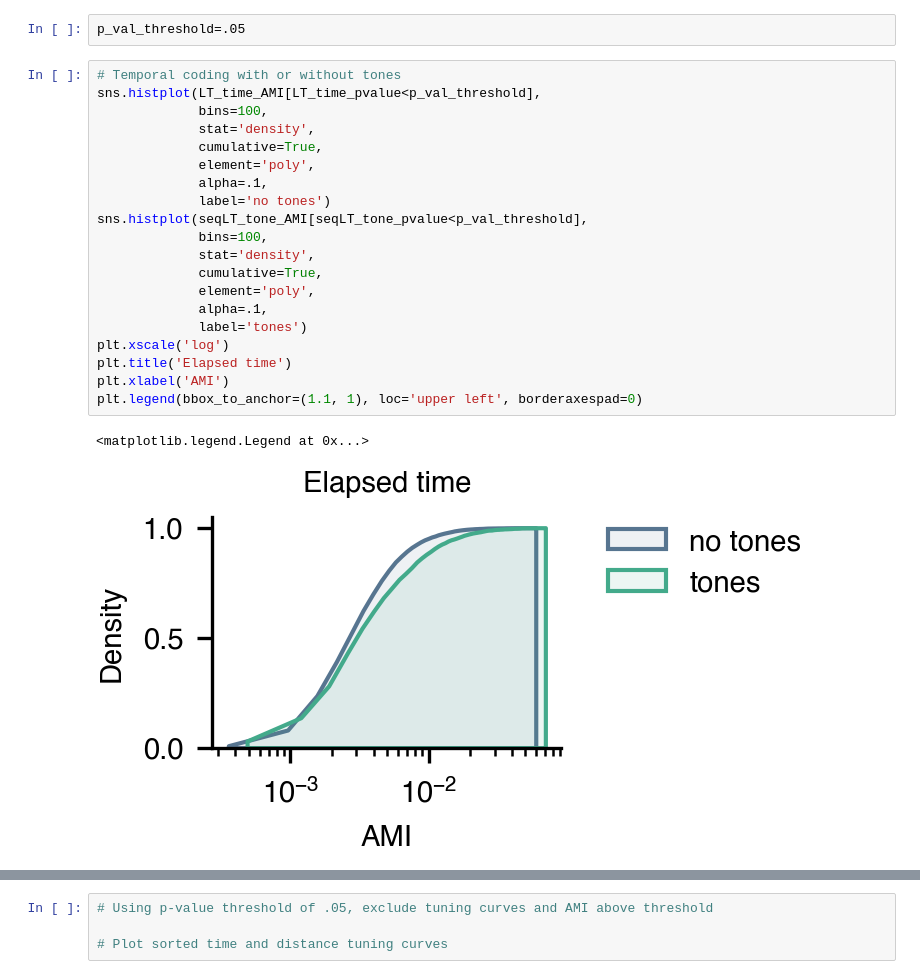
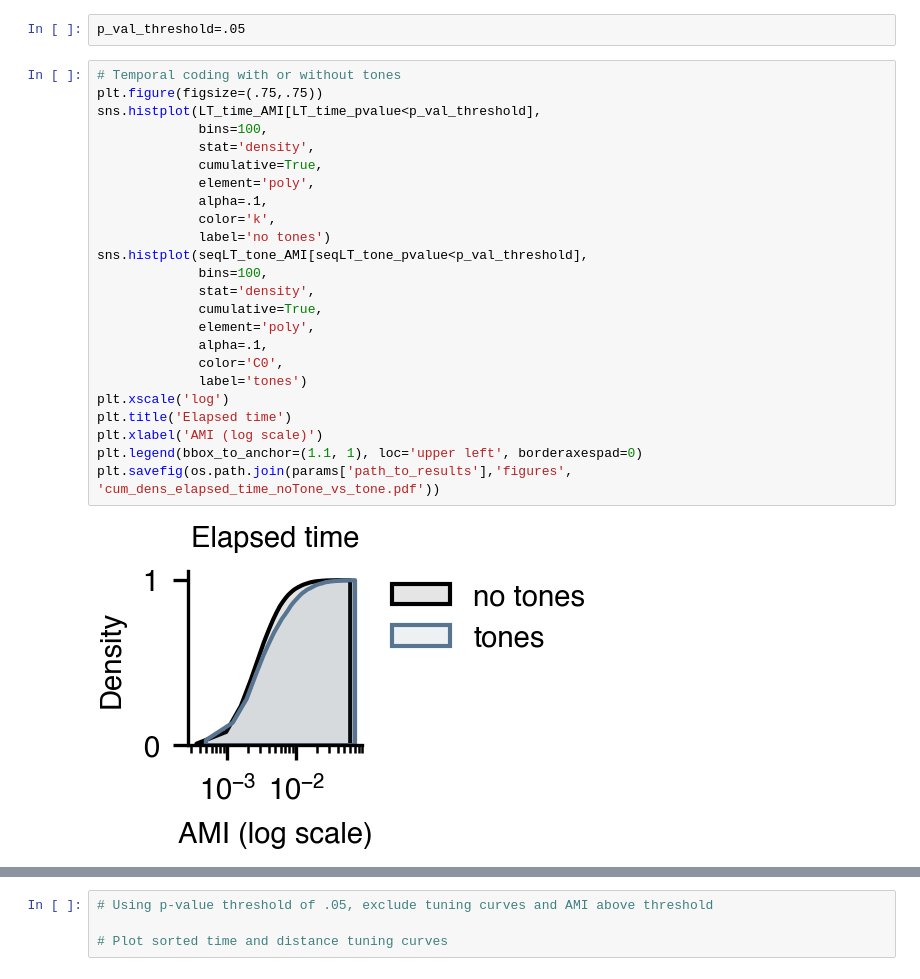
Before and after one commit to etterguillaume/PyCaAn, a Jupyter notebook: LTvsSeqLT.ipynb, the cells around one changed output, grey strips where cells are left out. Drawn from its saved outputs; the diff is of its cells as text.

```diff
--- a/LTvsSeqLT.ipynb
+++ b/LTvsSeqLT.ipynb
@@ -71,26 +73,29 @@ for session in sessionList:
 p_val_threshold=.05
 # %%
 # Temporal coding with or without tones
+plt.figure(figsize=(.75,.75))
 sns.histplot(LT_time_AMI[LT_time_pvalue<p_val_threshold],
              bins=100,
              stat='density',
              cumulative=True,
              element='poly',
              alpha=.1,
+             color='k',
              label='no tones')
 sns.histplot(seqLT_tone_AMI[seqLT_tone_pvalue<p_val_threshold],
              bins=100,
              stat='density',
              cumulative=True,
              element='poly',
              alpha=.1,
+             color='C0',
              label='tones')
 plt.xscale('log')
 plt.title('Elapsed time')
-plt.xlabel('AMI')
+plt.xlabel('AMI (log scale)')
 plt.legend(bbox_to_anchor=(1.1, 1), loc='upper left', borderaxespad=0)
+plt.savefig(os.path.join(params['path_to_results'],'figures', 'cum_dens_elapsed_time_noTone_vs_tone.pdf'))
 # %% [output]
-<matplotlib.legend.Legend at 0x...>
-[figure, old version]
+[figure, new version]
 # %%
 # Temporal coding with or without tones
```
Also changed, not shown: parts of 12 cells of this notebook, 2 other files.
